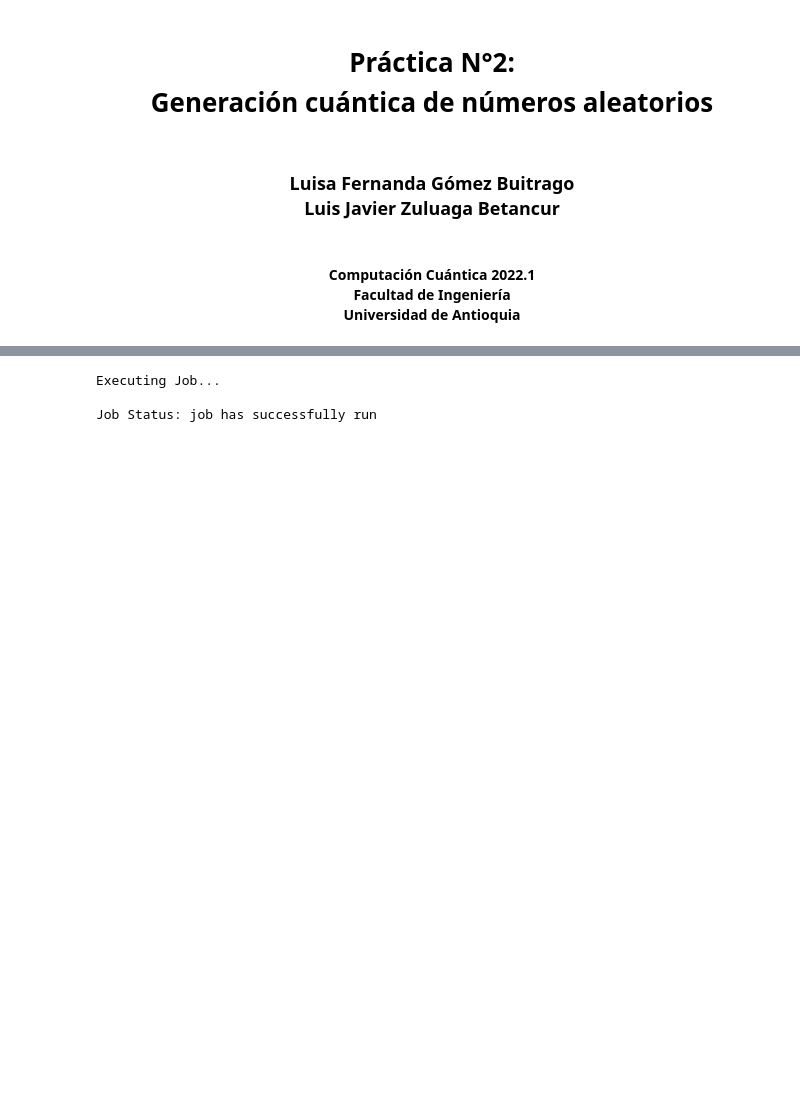
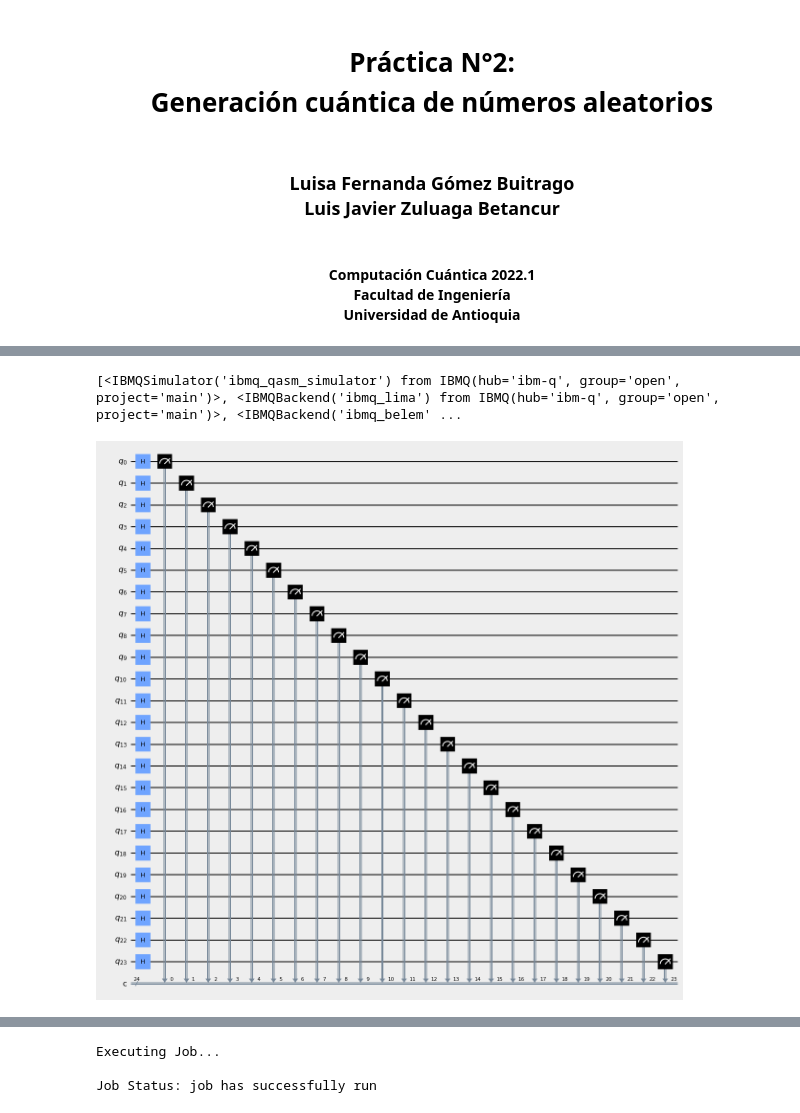
Before and after one commit to LuisaGomezB/QuantumComputing_UdeA, a Jupyter notebook: Práctica02 - QC - 2022.1.ipynb, the cells around one changed output, grey strips where cells are left out. Saved outputs shown, nothing was run; the diff lists cells and outputs as text; code cells hidden in the pictures; blank space fills up the shorter version.

```diff
--- a/Práctica02 - QC - 2022.1.ipynb
+++ b/Práctica02 - QC - 2022.1.ipynb
@@ -77,0 +72,22 @@ my_max = 100
+# %%
+print(my_provider.backends())
+# %% [output]
+[<IBMQSimulator('ibmq_qasm_simulator') from IBMQ(hub='ibm-q', group='open', project='main')>, <IBMQBackend('ibmq_lima') from IBMQ(hub='ibm-q', group='open', project='main')>, <IBMQBackend('ibmq_belem' ...
+# %%
+minimo = 0
+maximo = 100
+
+num_q = 24
+
+q = QuantumRegister(num_q, 'q')
+c = ClassicalRegister(num_q, 'c')
+
+# pip install pylatexenc
+
+circuit = QuantumCircuit(q, c)
+circuit.h(q)  # Applies hadamard gate to all qubits
+circuit.measure(q, c)  # Measures all qubits
+
+circuit.draw(output='mpl', style={'backgroundcolor': '#EEEEEE'})
+# %% [output]
+[figure, added]
```
Also changed, not shown: parts of 33 cells of this notebook.
